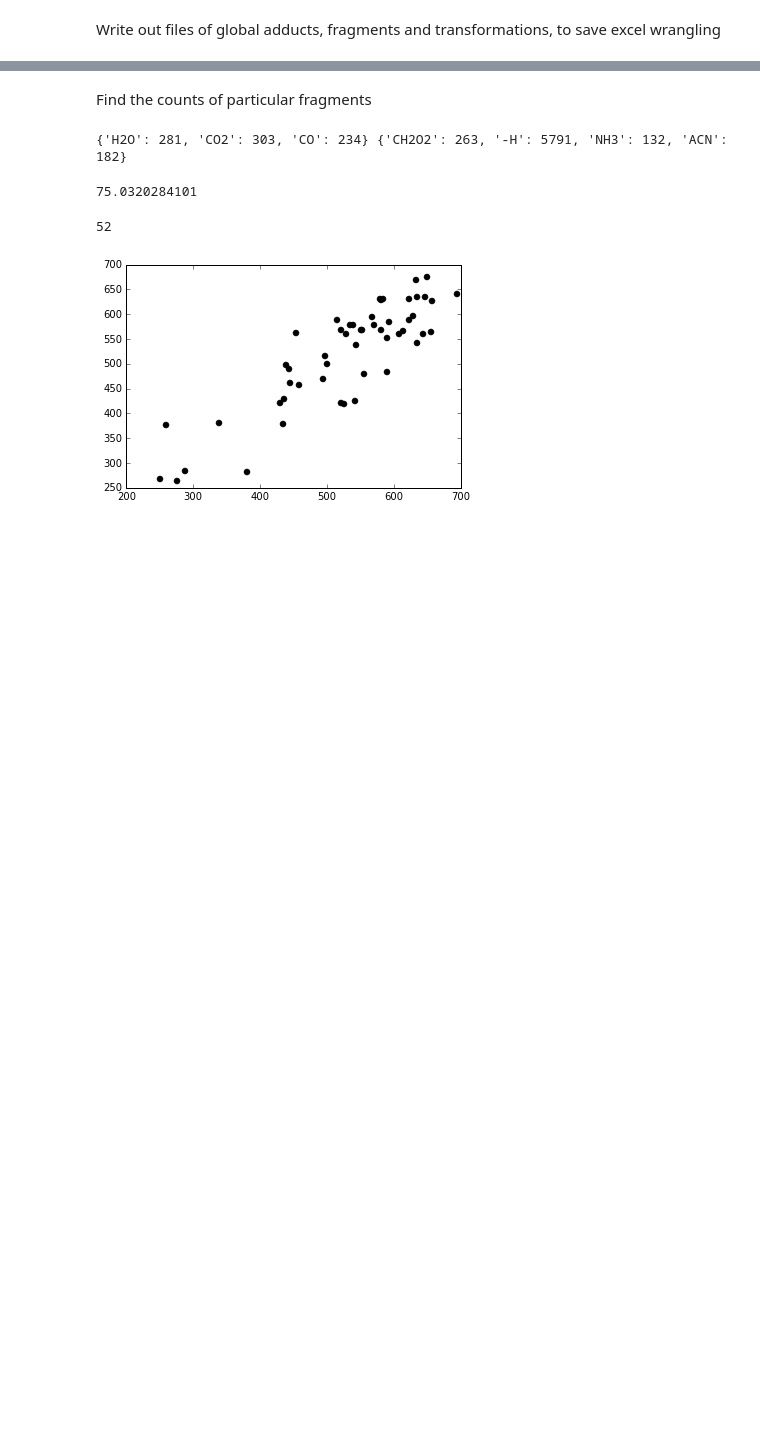
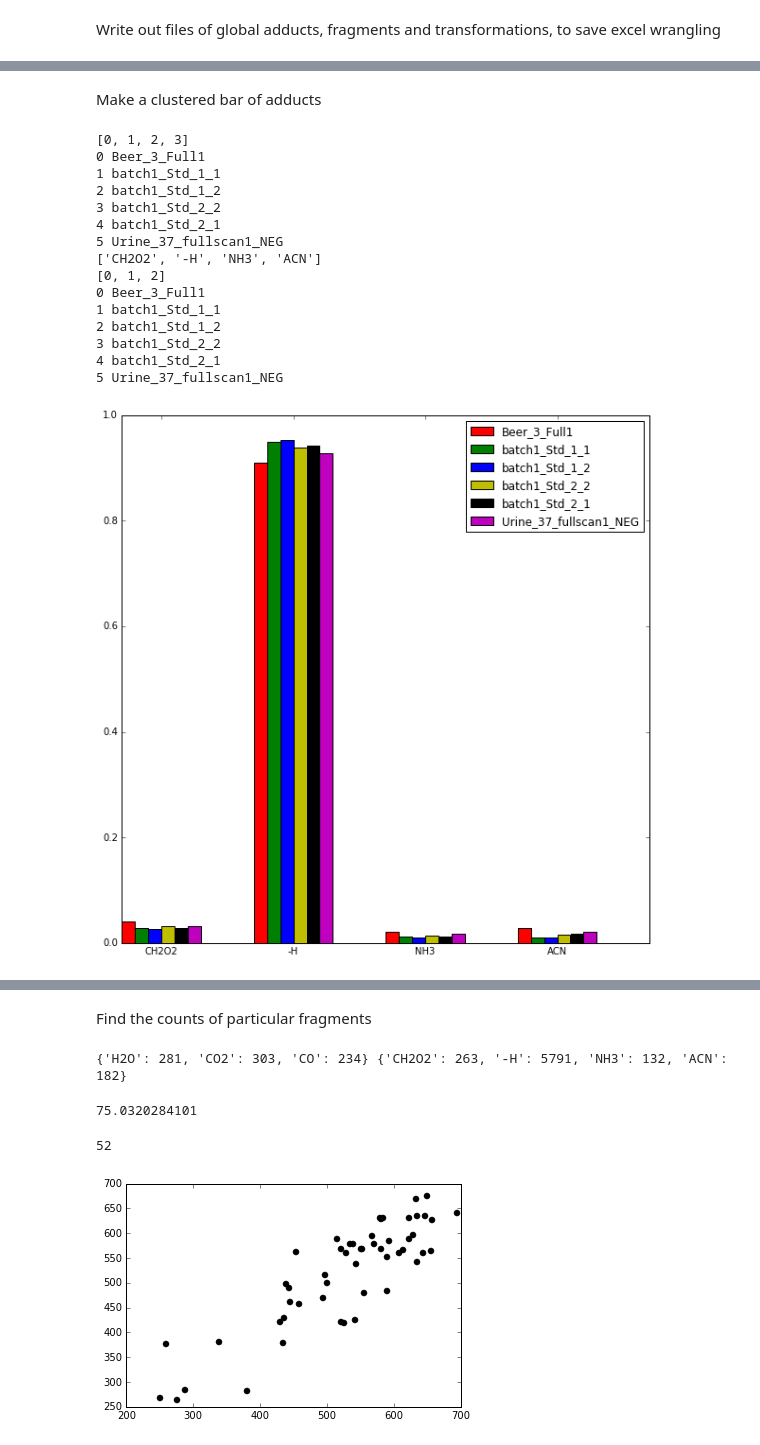
Before and after one commit to sdrogers/ms1fun, a Jupyter notebook: notebooks/Negative Mode Voting.ipynb, the cells around one changed output, grey strips where cells are left out. Drawn from its saved outputs; the diff is of its cells as text; code cells hidden in the pictures; blank space fills up the shorter version.

```diff
--- a/notebooks/Negative Mode Voting.ipynb
+++ b/notebooks/Negative Mode Voting.ipynb
@@ -392,0 +350,60 @@ with open('output/neg/global_transformations.txt','w') as f:
+# %% [markdown]
+Make a clustered bar of adducts
+# %%
+plt.figure(figsize=(10,10))
+plt.size((10,10))
+N = len(all_adducts)
+posn = range(N)
+print posn
+nfiles = len(all_files)
+width = 0.1
+cols = ['r','g','b','y','k','m']
+rects = []
+for i,filename in enumerate(all_files):
+    print i,filename
+    rects.append(plt.bar([p+width*i for p in posn],adduct_perc[filename],width=width,color=cols[i]))
+plt.legend(rects,all_files)
+plt.xticks([p+width*nfiles/2 for p in posn],all_adducts)
+
+import copy
+# Repeat without M+H
+adduct_perc2 = copy.deepcopy(adduct_perc)
+all_adducts2 = copy.deepcopy(all_adducts)
+print all_adducts
+mhi = all_adducts2.index("-H")
+del all_adducts2[mhi]
+for fi in adduct_perc2:
+    del adduct_perc2[fi][mhi]
+
+plt.figure(figsize=(10,10))
+plt.size((10,10))
+N = len(all_adducts2)
+posn = range(N)
+print posn
+nfiles = len(all_files)
+width = 0.1
+cols = ['r','g','b','y','k','m']
+rects = []
+for i,filename in enumerate(all_files):
+    print i,filename
+    rects.append(plt.bar([p+width*i for p in posn],adduct_perc2[filename],width=width,color=cols[i]))
+plt.legend(rects,all_files)
+plt.xticks([p+width*nfiles/2 for p in posn],all_adducts2)
+plt.savefig('output/neg/add_bars.png',dpi=200)
+# %% [output]
+[0, 1, 2, 3]
+0 Beer_3_Full1
+1 batch1_Std_1_1
+2 batch1_Std_1_2
+3 batch1_Std_2_2
+4 batch1_Std_2_1
+5 Urine_37_fullscan1_NEG
+['CH2O2', '-H', 'NH3', 'ACN']
+[0, 1, 2]
+0 Beer_3_Full1
+1 batch1_Std_1_1
+2 batch1_Std_1_2
+3 batch1_Std_2_2
+4 batch1_Std_2_1
+5 Urine_37_fullscan1_NEG
+[figure, added]
```
Also changed, not shown: parts of 12 cells of this notebook, 22 other files.
